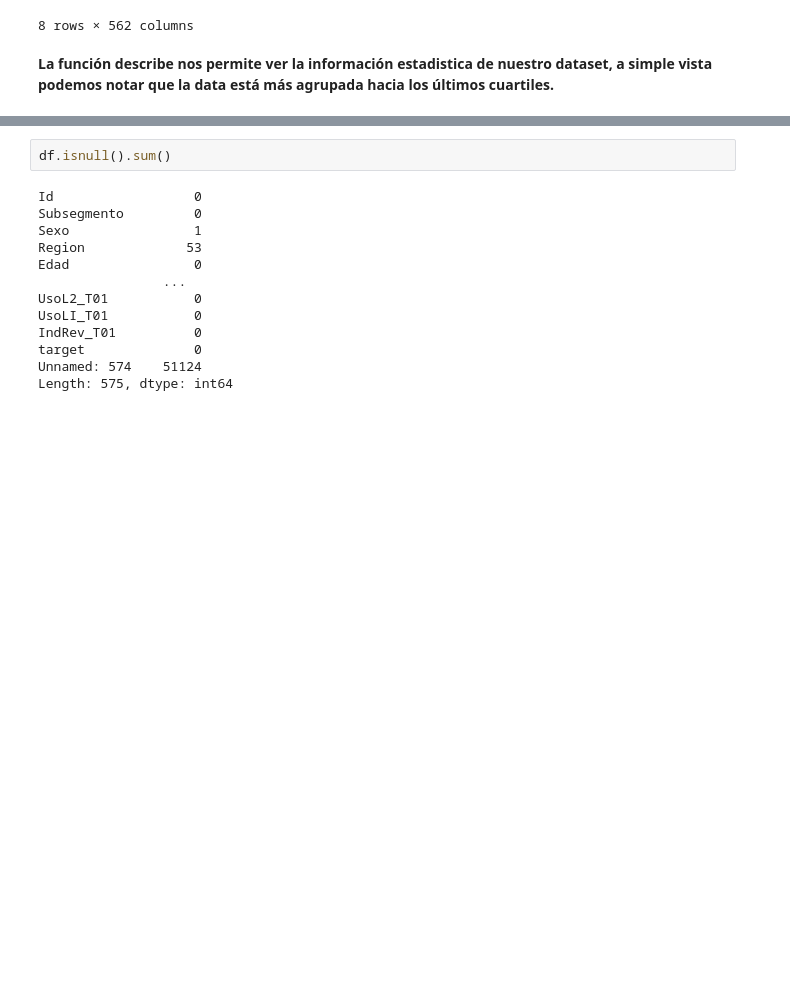
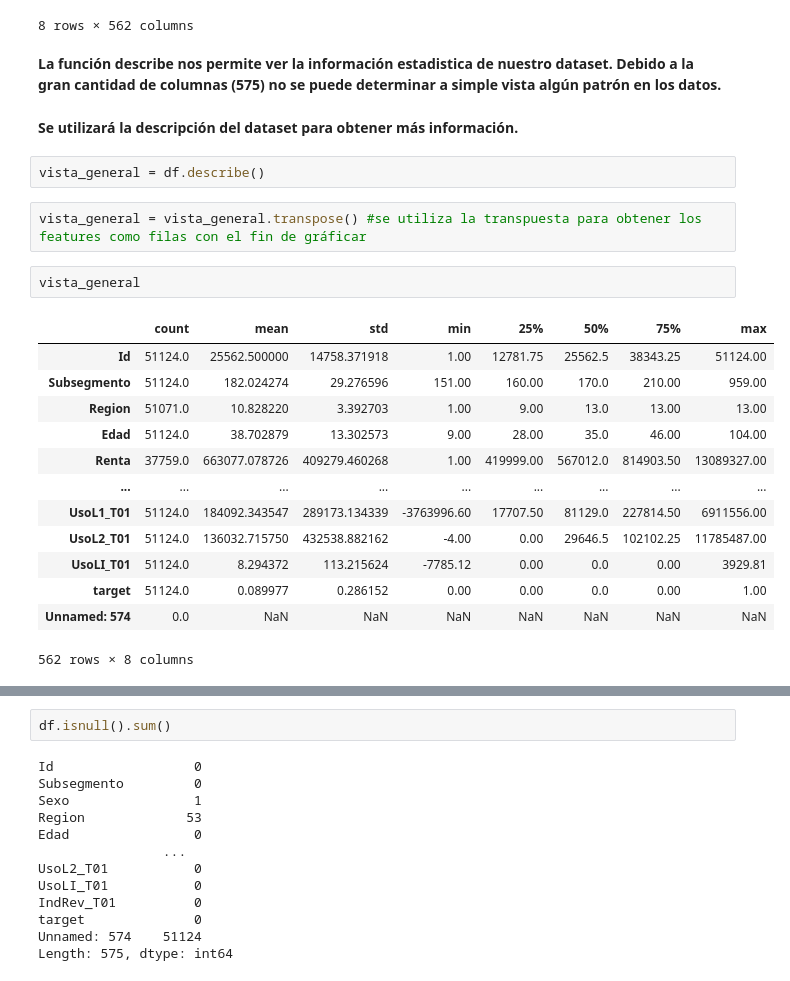
Before and after one commit to Maxibrionest/MachineLearning, a Jupyter notebook: Entrega2/Entrega2.ipynb, the cells around one changed output, grey strips where cells are left out. Cells and saved outputs as stored; diff of their text form; blank space fills up the shorter version.

```diff
--- a/Entrega2/Entrega2.ipynb
+++ b/Entrega2/Entrega2.ipynb
@@ -134,4 +132,26 @@ df.describe()
 | max | 51124.000000 | 959.000000 | 13.000000 | 104.000000 | 1.308933e+07 | 324.000000 | 1.000000 | 1.000000 | 1.000000 | ... |
 8 rows × 562 columns
 # %% [markdown]
-**La función describe nos permite ver la información estadistica de nuestro dataset, a simple vista podemos notar que la data está más agrupada hacia los últimos cuartiles.**
+**La función describe nos permite ver la información estadistica de nuestro dataset. Debido a la gran cantidad de columnas (575) no se puede determinar a simple vista algún patrón en los datos.**
+# %% [markdown]
+**Se utilizará la descripción del dataset para obtener más información.**
+# %%
+vista_general = df.describe()
+# %%
+vista_general = vista_general.transpose() #se utiliza la transpuesta para obtener los features como filas con el fin de gráficar
+# %%
+vista_general
+# %% [output]
+|  | count | mean | std | min | 25% | 50% | 75% | max |
+| Id | 51124.0 | 25562.500000 | 14758.371918 | 1.00 | 12781.75 | 25562.5 | 38343.25 | 51124.00 |
+| Subsegmento | 51124.0 | 182.024274 | 29.276596 | 151.00 | 160.00 | 170.0 | 210.00 | 959.00 |
+| Region | 51071.0 | 10.828220 | 3.392703 | 1.00 | 9.00 | 13.0 | 13.00 | 13.00 |
+| Edad | 51124.0 | 38.702879 | 13.302573 | 9.00 | 28.00 | 35.0 | 46.00 | 104.00 |
+| Renta | 37759.0 | 663077.078726 | 409279.460268 | 1.00 | 419999.00 | 567012.0 | 814903.50 | 13089327.00 |
+| ... | ... | ... | ... | ... | ... | ... | ... | ... |
+| UsoL1_T01 | 51124.0 | 184092.343547 | 289173.134339 | -3763996.60 | 17707.50 | 81129.0 | 227814.50 | 6911556.00 |
+| UsoL2_T01 | 51124.0 | 136032.715750 | 432538.882162 | -4.00 | 0.00 | 29646.5 | 102102.25 | 11785487.00 |
+| UsoLI_T01 | 51124.0 | 8.294372 | 113.215624 | -7785.12 | 0.00 | 0.0 | 0.00 | 3929.81 |
+| target | 51124.0 | 0.089977 | 0.286152 | 0.00 | 0.00 | 0.0 | 0.00 | 1.00 |
+| Unnamed: 574 | 0.0 | NaN | NaN | NaN | NaN | NaN | NaN | NaN |
+562 rows × 8 columns
```
Also changed, not shown: parts of 66 cells of this notebook.
